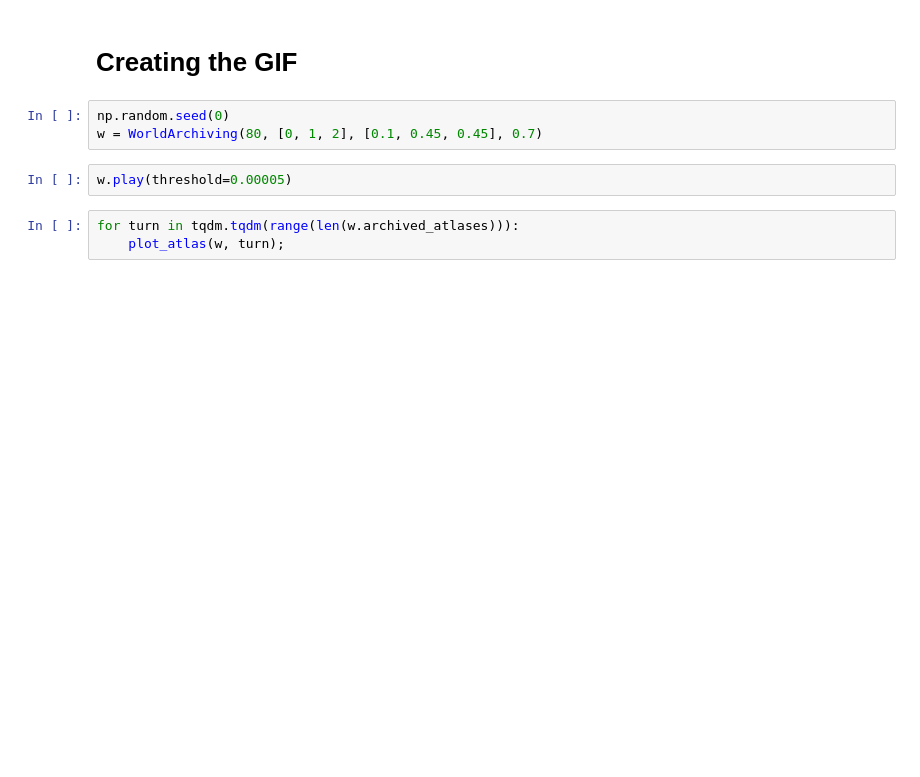
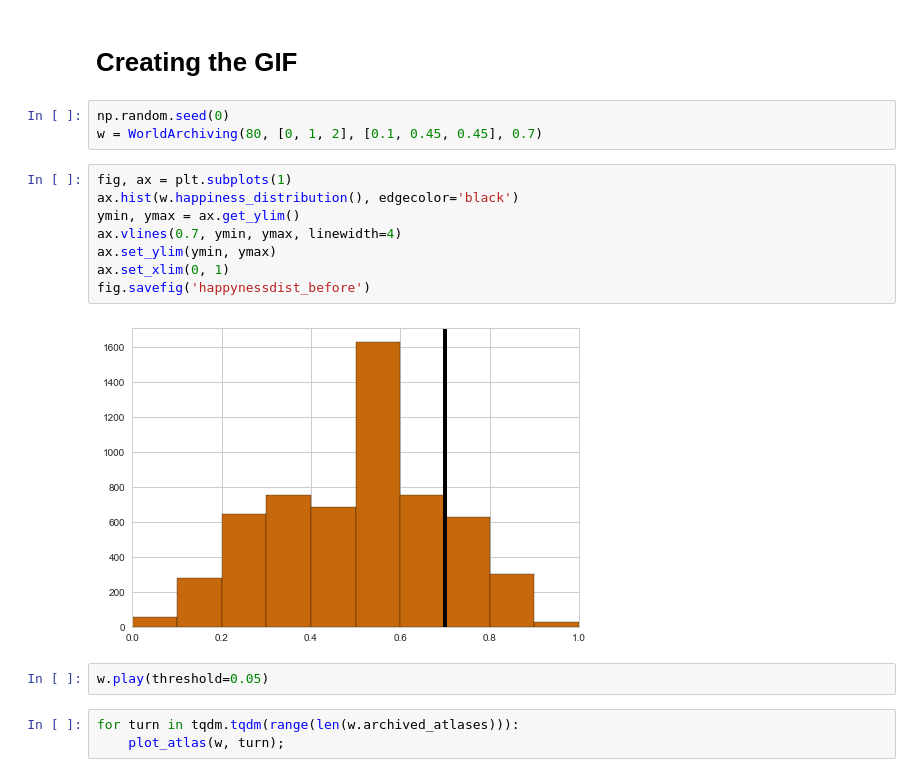
Before and after one commit to geraintpalmer/SchellingSegregationModel, a Jupyter notebook: schelling.ipynb, the cells around one changed output. Cells and saved outputs as stored; diff of their text form; blank space fills up the shorter version.

```diff
--- a/schelling.ipynb
+++ b/schelling.ipynb
@@ -211,8 +211,18 @@ plt.savefig('preference_components_cy')
 # %%
 np.random.seed(0)
 w = WorldArchiving(80, [0, 1, 2], [0.1, 0.45, 0.45], 0.7)
+# %%
+fig, ax = plt.subplots(1)
+ax.hist(w.happiness_distribution(), edgecolor='black')
+ymin, ymax = ax.get_ylim()
+ax.vlines(0.7, ymin, ymax, linewidth=4)
+ax.set_ylim(ymin, ymax)
+ax.set_xlim(0, 1)
+fig.savefig('happynessdist_before')
+# %% [output]
+[figure, added]
 # %%
-w.play(threshold=0.00005)
+w.play(threshold=0.05)
 # %%
 for turn in tqdm.tqdm(range(len(w.archived_atlases))):
     plot_atlas(w, turn);
```
Also changed, not shown: parts of 5 cells of this notebook, 3 other files.
